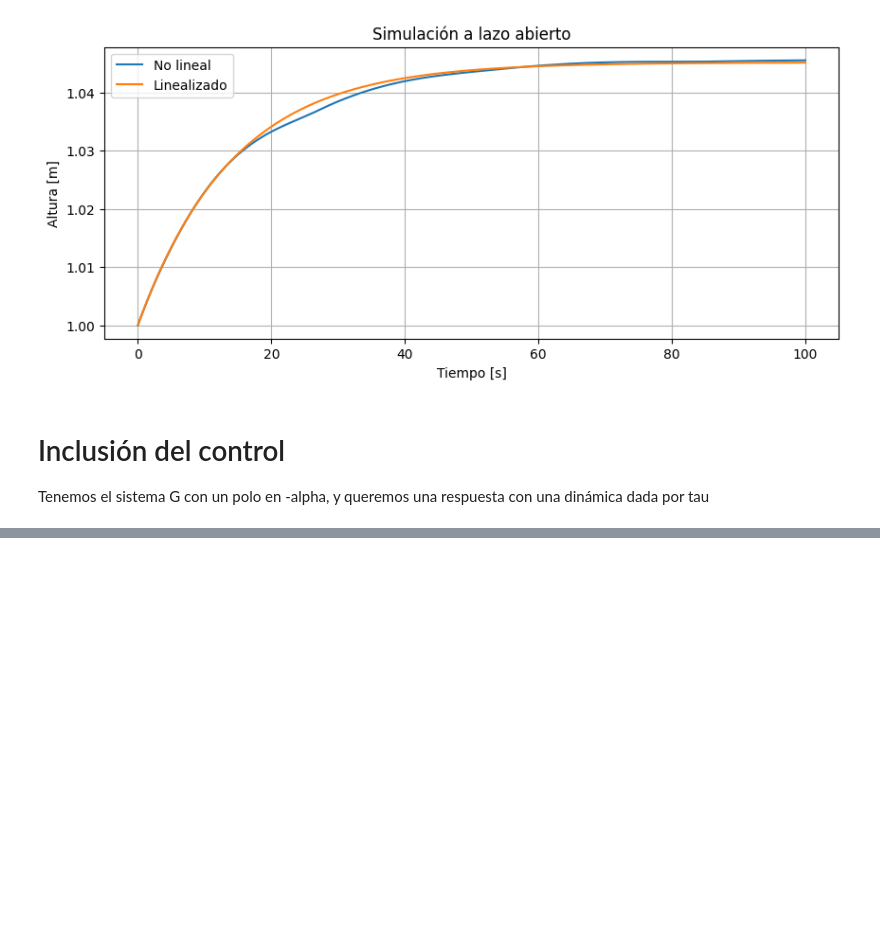
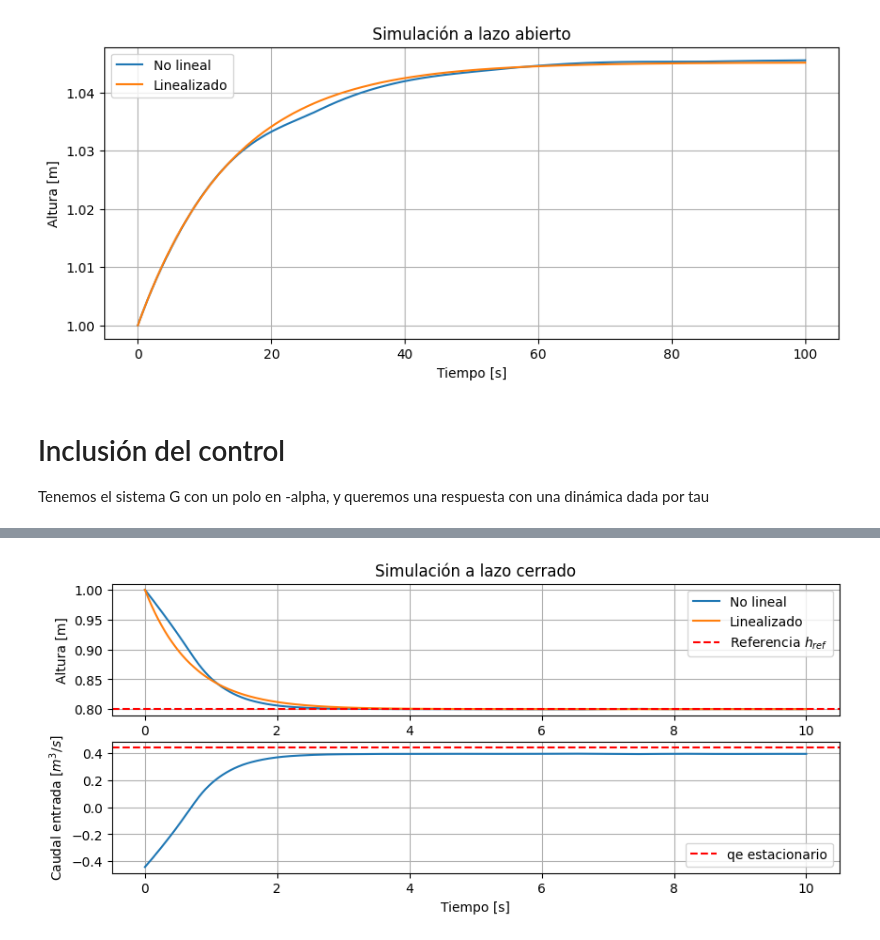
Before and after one commit to pgonfiuba/ica, a Jupyter notebook: 0. Introduccion/control_tanque_conico.ipynb, the cells around one changed output, grey strips where cells are left out. Drawn from its saved outputs; the diff is of its cells as text; code cells hidden in the pictures; blank space fills up the shorter version.

```diff
--- a/0. Introduccion/control_tanque_conico.ipynb
+++ b/0. Introduccion/control_tanque_conico.ipynb
@@ -219,0 +247,63 @@ $$\frac{0.9295}{s + 1}$$
+# %%
+tau = 1/alpha_subs
+K = beta_subs * tau
+
+# Pido velocidad de respuesta
+gamma = 0.05
+
+Kp = 1/K/gamma
+Ti = tau
+
+# Cómo queda el modelo lineal controlado por el PID
+s = ctrl.TransferFunction.s
+C = Kp*(1 + 1/(Ti*s))
+Gcl = ctrl.feedback(C*G,1)
+
+def lc(t, x):
+    h = x[0]
+    z = x[1]
+
+    e = h_ref-h
+
+    q = float(qe0_val + Kp * (e + 1/Ti*z))
+    if q<0:
+        q=0
+    elif q>q_max:
+        q=q_max
+
+    # dinámica del tanque
+    dhdt = dhdt_lambda(q,h)
+    dzdt = e
+
+    return [dhdt,dzdt]
+
+t_eval = np.linspace(t_span[0], t_span[1], 5000)
+sol = solve_ivp(lc, t_span, [hini,0.0], t_eval=t_eval, method='RK45')
+
+h_sol = sol.y[0]
+z_sol = sol.y[1]
+q_t = qe0_val + Kp * (h_ref - h_sol) + Kp/Ti * z_sol
+
+# Y el lineal
+t,y = ctrl.step_response(Gcl,T=t_eval)
+
+plt.figure(figsize=(10,4))
+plt.subplot(2,1,1)
+plt.plot(sol.t, h_sol, label='No lineal')
+plt.plot(t, y*(h_ref-hini)+hini, label='Linealizado')
+plt.axhline(h_ref,color='r', linestyle='--', label='Referencia $h_{ref}$')
+plt.ylabel('Altura [m]')
+plt.title('Simulación a lazo cerrado')
+plt.grid(True)
+plt.legend()
+plt.subplot(2,1,2)
+plt.plot(sol.t,q_t)
+plt.axhline(qe0_val,color='r', linestyle='--', label='qe estacionario')
+plt.ylabel('Caudal entrada $[m^3/s]$')
+plt.xlabel('Tiempo [s]')
+plt.legend()
+plt.grid(True)
+
+plt.show()
+# %% [output]
+[figure, added]
```
Also changed, not shown: parts of 3 cells of this notebook.
